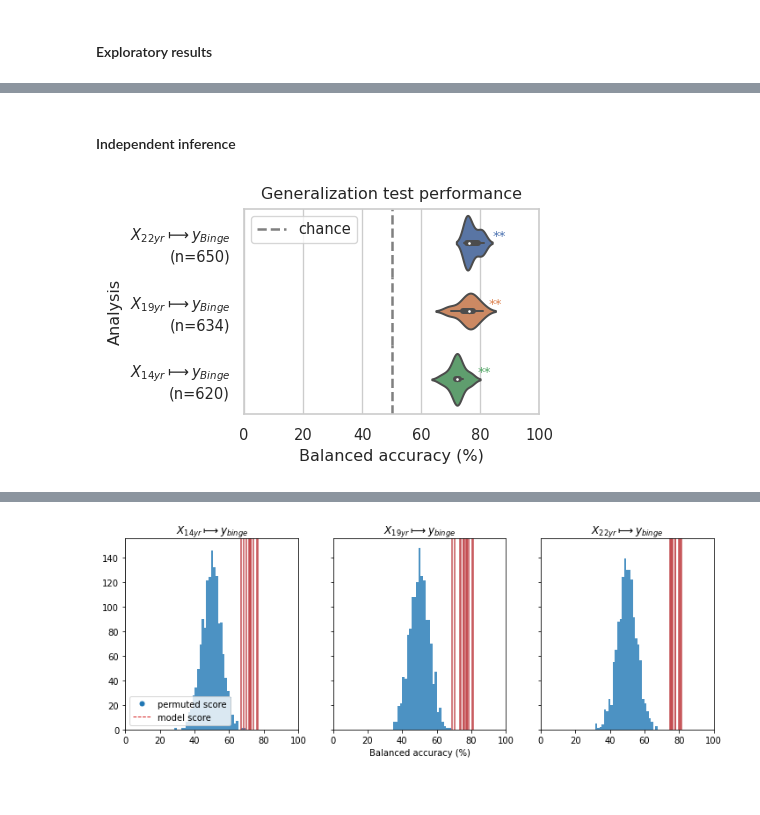
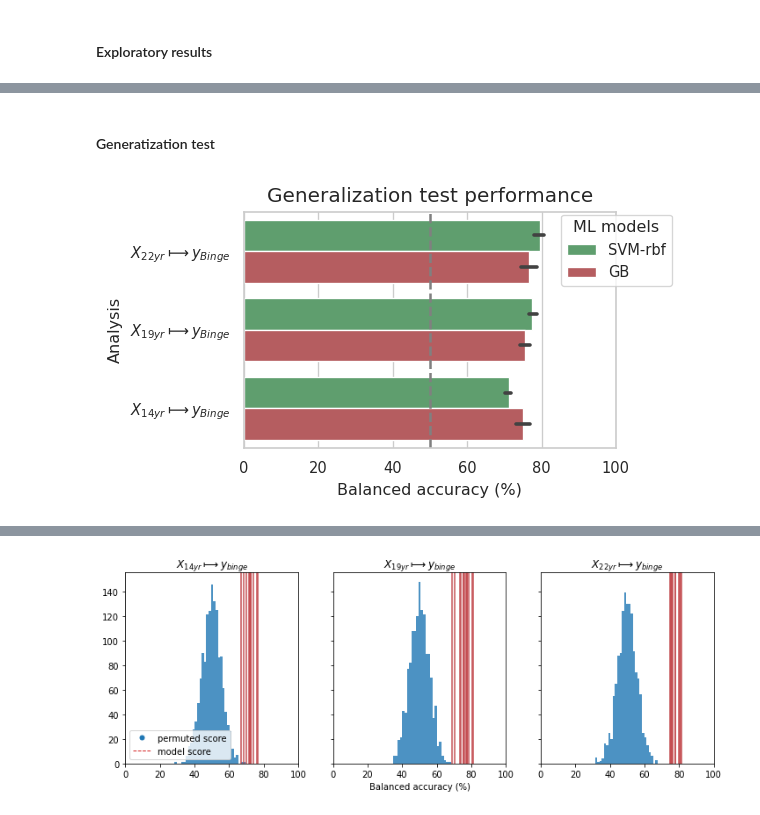
Before and after one commit to RoshanRane/ML_for_IMAGEN, a Jupyter notebook: generate_figures.ipynb, the cells around one changed output, grey strips where cells are left out. Cells and saved outputs as stored; diff of their text form; code cells hidden in the pictures.

```diff
--- a/generate_figures.ipynb
+++ b/generate_figures.ipynb
@@ -220,12 +227,12 @@ for j, (t, ax) in enumerate(zip(conf_ctrl, axes)):
     dfi = df.query(f"technique == '{t}'")
     # plotting details
     palette = sns.color_palette()
-    ci, dodge, scale, errwidth, capsize = 95, 0.4, 0.4, 0.9, 0.08
+    dodge, scale, errwidth, capsize = 0.4, 0.4, 0.9, 0.08
     # todo bugfix ci is sensible only if each trial score is statistically independant
     ax = sns.pointplot(y=y, x=x, order=y_order,
                        hue="model", hue_order=hue_order,
                        join=join, data=dfi, ax=ax,
-                       ci=ci, errwidth=errwidth, capsize=capsize,
+                       ci='sd', errwidth=errwidth, capsize=capsize,
                        dodge=dodge, scale=scale, palette=palette)
 #     if j!=len(df["technique"].unique())-1:
     ax.legend_.remove()
@@ -279,7 +286,7 @@ leg1 = fig.legend(handles[len(chance):], legends[len(chance):], loc="upper right
 import matplotlib.lines as mlines
 leg2 = fig.legend([handles[0]], [legends[0]], loc=(0.88, 0.775), fontsize=8)
 fig.add_artist(leg1)
-plt.suptitle("Comparing confound correction techniques:")
+plt.suptitle("Comparing confound correction techniques \non the binge drinking phenotype")
 plt.tight_layout()
-plt.savefig("figures/results_cc.pdf", bbox_inches='tight', pad_inches=0.05)
+plt.savefig("figures/results_cc.pdf", bbox_inches='tight')
 # %% [output]
@@ -452,19 +458,18 @@ plt.savefig("figures/results_explore{}.pdf".format("_auc" if x=='roc_auc' else '
 # %% [markdown]
-#### Independent inference
+#### Generatization test
 # %%
-df = pd.read_csv("MLpipelines/holdout_results.csv")
+df = pd.read_csv("MLpipelines/results/holdout_all-tp-clean_run.csv")
 
+BEST_MODELS = ['SVM-rbf', 'GB']
+BEST_SCORE_ONLY = False
 x='holdout_score'
 no_confs=True
-sorty_by=x
 join=False
+palette = sns.color_palette()[2:]
 
 tp_map = {"bl":"14yr", "fu1":"16yr", "fu2":"19yr", "fu3":"22yr"}
 df["i_type"] = df["tp"].map(tp_map)
 input_types_cnt = 3
-
-# hack: set all models as one
-# df["model"]= "model"
 
 # calculate p_values if permutation tests were run
 if f"permuted_{x}" in df.columns:
@@ -476,60 +481,55 @@ ios = df["io"].unique()
 if x not in df.columns:
     df = compute_metric(df, x)
 
 # make io labels readable with latex formating
 df.loc[:,"io"] = df.apply(remap_io, axis=1)
 df[x] = df[x]*100
 
 # setup the figure properties
 sns.set(style='whitegrid', context='paper')
 fig, ax = plt.subplots(dpi=120, figsize=(4, 1+0.4*(len(ios)+input_types_cnt)))
 
+# select only the requested model
+df = df[df['model'].isin(BEST_MODELS)]
+# select it's best performing version among the 7-folds
+if BEST_SCORE_ONLY:
+    df = pd.concat([dfi.sort_values(x).iloc[-1].to_frame().T for yi, dfi in df.groupby(y)]).drop(columns=["Unnamed: 0"])
+# display(df)
+
 plt.xlim([0,100])
-hue=None #"model" #hack
 y="io"
-all_models = df["model"].unique()
-# if sample_size are different for different io (i.e. they are from different data subsets)
-# then print this info in y_label
-df = combine_io_sample_size(df)
-y="io_n"
-y_order = get_y_order(df, y, sorty_by)[::-1]
-# plotting details
-palette = sns.color_palette()
-ci, dodge, scale, errwidth, capsize = 95, 0.4, 0.4, 0.9, 0.08
-hue_order= [m for m in ["LR", "SVM-lin", "SVM-rbf", "GB"] if m in all_models]
-
-ax = sns.violinplot(y=y, x=x, order=y_order, hue=hue, hue_order=hue_order,
-              data=df, ax=ax, dodge=dodge, palette=palette)
+y_order = df[y].unique()[::-1]
+ax = sns.barplot(x=x, y=y, data=df, hue='model', hue_order=BEST_MODELS,
+                order=y_order, palette=palette)
 
 # draw the chance line in the legend
-chance = (len(df[y].unique()))*[50] #todo
-for z, ch in enumerate(chance):
-    ax.axvline(x=ch, ymin=z/len(chance), ymax=(z+1)/(len(chance)),
-                label="chance", c='gray', ls='--', lw=1.5)
+ax.axvline(x=50, c='gray', ls='--', lw=1.5)
 
+labelmodel_order = np.dstack(np.meshgrid(y_order, BEST_MODELS)).reshape(-1,2).tolist()
 # perform FDR correction
 from statsmodels.stats.multitest import multipletests
-p_vals = [df.loc[df[y]==yi, "p_value"].unique()[0] for yi in y_order]
+p_vals = [df.loc[(df[y]==yi) & (df['model']==mi), "p_value"].unique()[0] for yi, mi in labelmodel_order]
 # print("\nbefore correction:\n", p_vals)
 _,p_vals,_,_ = multipletests(p_vals, method="fdr_bh")
 # print("after correction:\n", p_vals)
 # add significance stars
-for k, yi in enumerate(y_order):
+for k, (yi, mi) in enumerate(labelmodel_order):
     ast = return_asterisks(p_vals[k])
+    mean_x = df.loc[(df[y]==yi) & (df['model']==mi), x].mean()
+#     print(mean_x, yi.split(' ')[0], mi, p_vals[k], ast)
     ax.annotate(ast,
-                xy=(df.loc[df[y]==yi, x].mean()+7, k - 0.05),
-                color=palette[k], fontsize=8)
+                xy=(mean_x+4, (k//2-0.05)+([-1,+1][k%2]*0.1)),
+                color='k', fontsize=8)
 
+# handles, legends = ax.get_legend_handles_labels()
+ax.legend(fancybox=True, frameon=True, loc="upper right", bbox_to_anchor=(1.17,1.02), title="ML models")
 
-handles, legends = ax.get_legend_handles_labels()
-ax.legend([handles[0]], [legends[0]], fancybox=True, frameon=True, loc="upper left")
-
-plt.title(r"Generalization test performance")
+plt.title("Generalization test performance", fontsize=12)
 plt.xlabel("Balanced accuracy (%)")
 plt.ylabel("Analysis")
-plt.tight_layout()
+# plt.tight_layout()
 # plt.show()
-plt.savefig("figures/results_infer.pdf", bbox_inches='tight', pad_inches=0.05)
+plt.savefig("figures/results_infer.pdf", bbox_inches='tight', pad_inches=0.0)
 # %% [output]
-[figure, old version]
+[figure, new version]
 # %%
```
Also changed, not shown: parts of 7 cells of this notebook, 5 other files.
